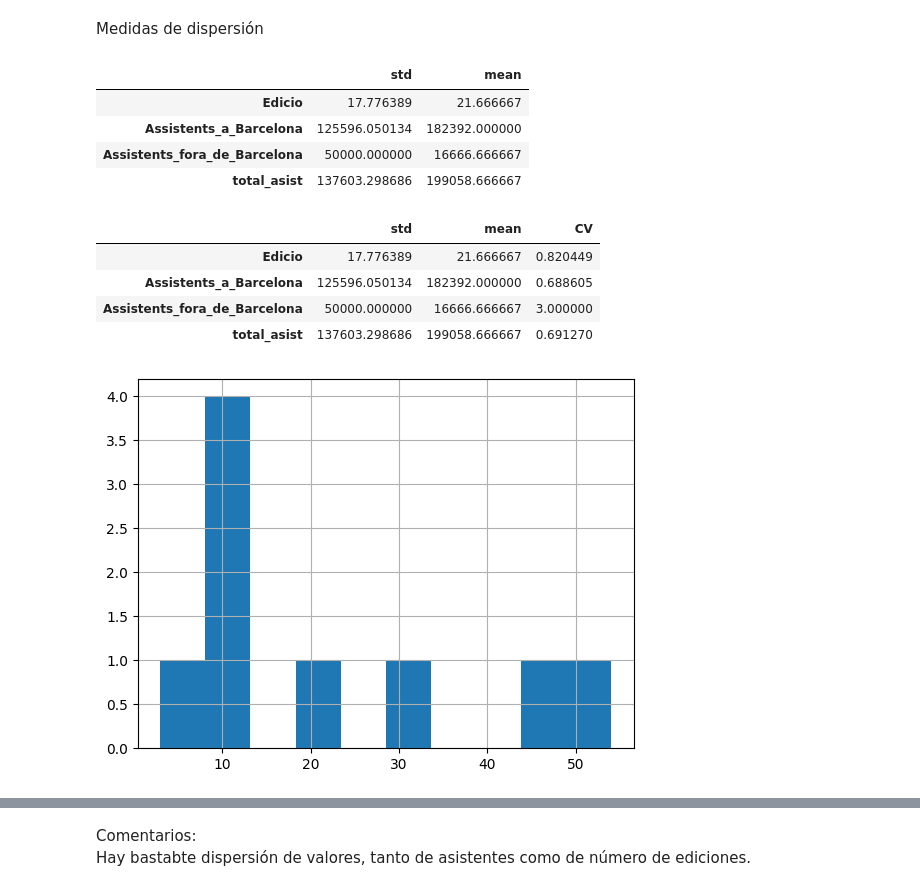
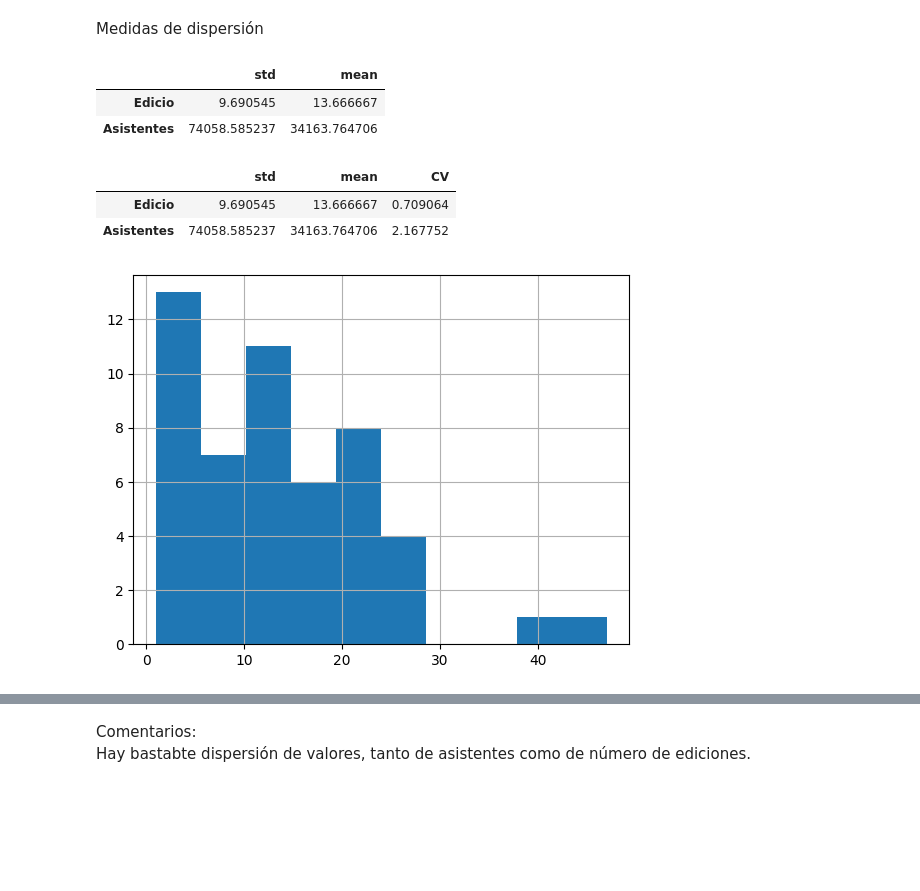
Before and after one commit to marosor/ONLINE_DS_THEBRIDGE_marosor, a Jupyter notebook: EDA/10_analisis_2015.ipynb, the cells around one changed output, grey strips where cells are left out. Cells and saved outputs as stored; diff of their text form; code cells hidden in the pictures; blank space fills up the shorter version.

```diff
--- a/EDA/10_analisis_2015.ipynb
+++ b/EDA/10_analisis_2015.ipynb
@@ -4,7 +4,7 @@ import numpy as np
 import matplotlib.pyplot as plt
 import seaborn as sns
 # %%
-festivales_bcn_22 = pd.read_pickle("./data/festivales_bcn_22_procesado.pkl")
+festivales_bcn_15 = pd.read_pickle("./data/festivales_bcn_15_procesado.pkl")
 # %%
 categoricas_festivales = [
     "Ambit",
@@ -314,23 +307,19 @@ plot_boxplot_grouped(festivales_bcn_22, "Edicio", "total_asist")
 # %% [markdown]
 Medidas de dispersión
 # %%
-festivales_bcn_22.describe().loc[["std", "mean"]].T
+festivales_bcn_15.describe().loc[["std", "mean"]].T
 # %% [output]
 |  | std | mean |
-| Edicio | 17.776389 | 21.666667 |
-| Assistents_a_Barcelona | 125596.050134 | 182392.000000 |
-| Assistents_fora_de_Barcelona | 50000.000000 | 16666.666667 |
-| total_asist | 137603.298686 | 199058.666667 |
+| Edicio | 9.690545 | 13.666667 |
+| Asistentes | 74058.585237 | 34163.764706 |
 # %%
-variabilidad(festivales_bcn_22)
+variabilidad(festivales_bcn_15)
 # Menos 15% es baja variabilidad, entre 15 y 30 es normal, más de 30 es alta = Es decir, todos tienen una altísima variabilidad! A ver visualmente...
 # %% [output]
 |  | std | mean | CV |
-| Edicio | 17.776389 | 21.666667 | 0.820449 |
-| Assistents_a_Barcelona | 125596.050134 | 182392.000000 | 0.688605 |
-| Assistents_fora_de_Barcelona | 50000.000000 | 16666.666667 | 3.000000 |
-| total_asist | 137603.298686 | 199058.666667 | 0.691270 |
+| Edicio | 9.690545 | 13.666667 | 0.709064 |
+| Asistentes | 74058.585237 | 34163.764706 | 2.167752 |
 # %%
-festivales_bcn_22["Edicio"].hist();
+festivales_bcn_15["Edicio"].hist();
 # %% [output]
-[figure, old version]
+[figure, new version]
```
Also changed, not shown: parts of 26 cells of this notebook, 15 other files.
